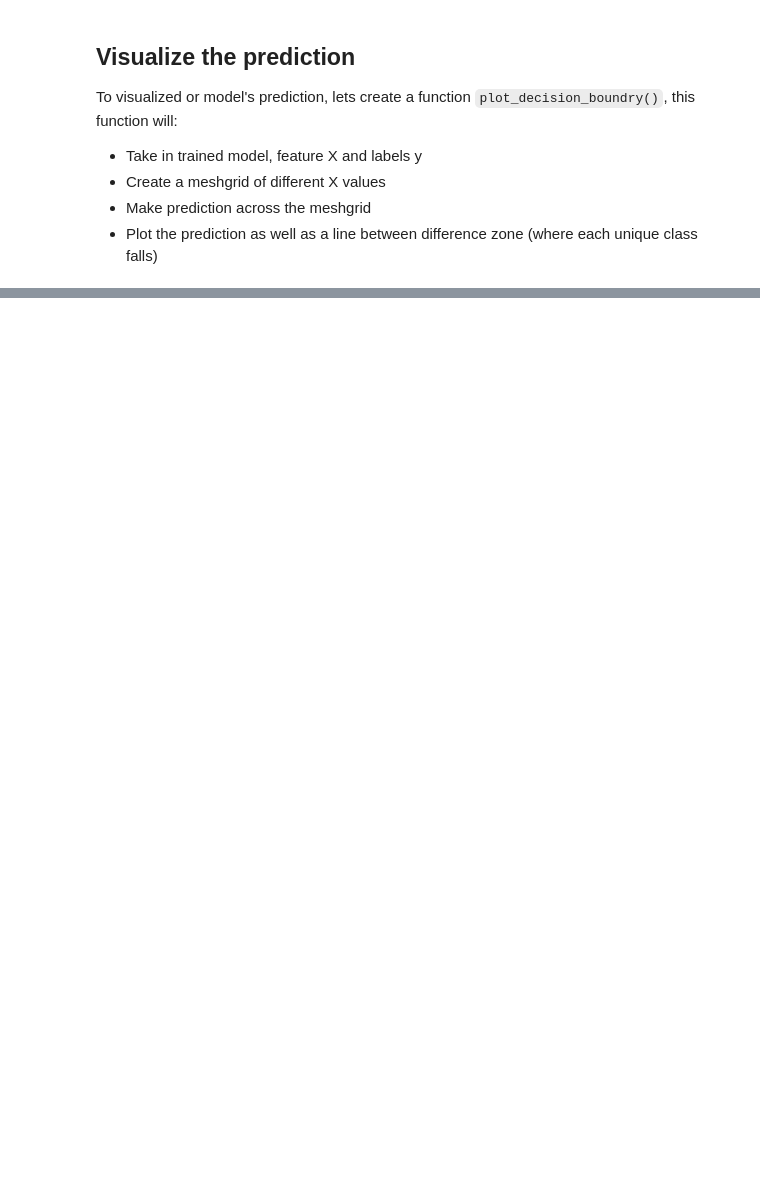
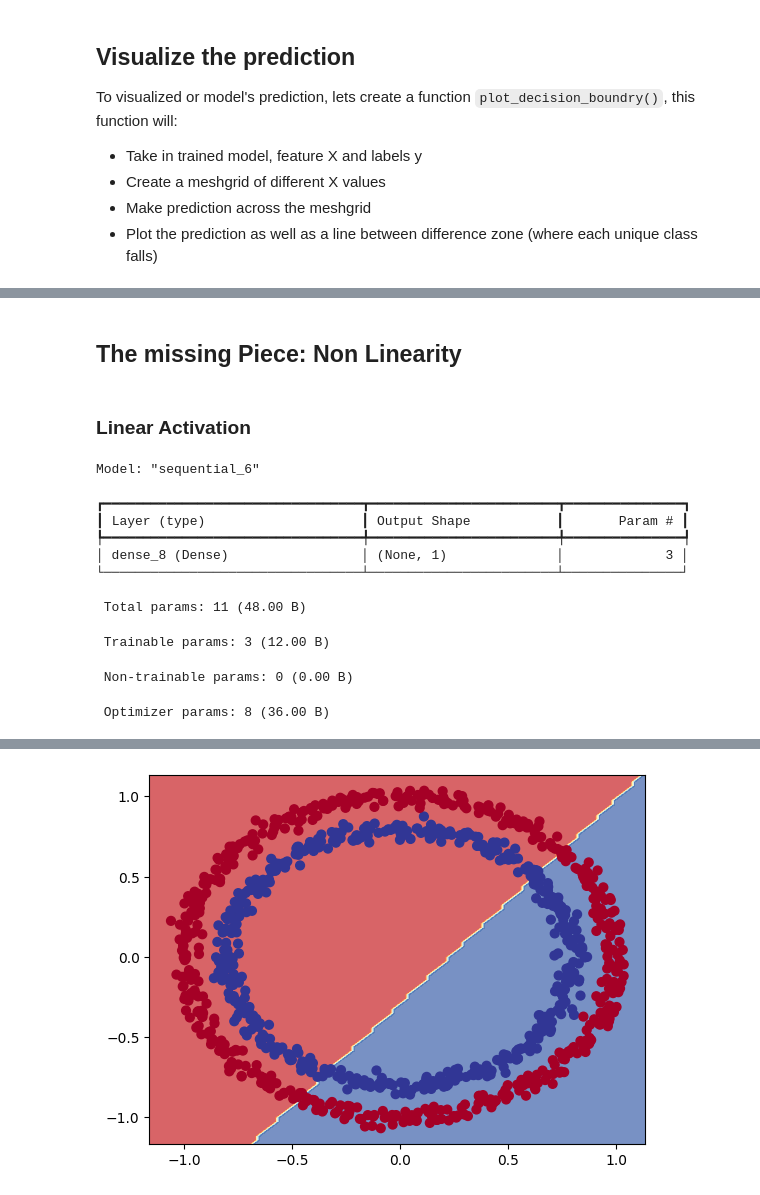
Before and after one commit to pratikngupta/Learning-Tensorflow, a Jupyter notebook: Learning Notebooks/02_neural_network_classification.ipynb, the cells around one changed output, grey strips where cells are left out. Drawn from its saved outputs; the diff is of its cells as text; code cells hidden in the pictures; blank space fills up the shorter version.

Commit message:
feat: working on activation function

```diff
--- a/Learning Notebooks/02_neural_network_classification.ipynb
+++ b/Learning Notebooks/02_neural_network_classification.ipynb
@@ -196,0 +197,40 @@ doing binary classification
+# %% [markdown]
+## The missing Piece: Non Linearity
+# %% [markdown]
+### Linear Activation
+# %%
+# set random seed
+tf.random.set_seed(42)
+
+# Create a model
+model_3 = tf.keras.Sequential([
+    tf.keras.layers.Dense(1, activation="linear")
+])
+
+
+# compile our model
+model_3.compile(
+    loss="binary_crossentropy",
+    optimizer=tf.keras.optimizers.Adam(learning_rate=0.001),
+    metrics=["accuracy"]
+)
+
+# fit the model
+history_model_3 = model_3.fit(X, y, epochs=100, verbose=0)
+
+# model summary
+model_3.summary()
+
+# plot the model on a graph
+plot_decision_boundary(model_3, X, y)
+# %% [output]
+Model: "sequential_6"
+┏━━━━━━━━━━━━━━━━━━━━━━━━━━━━━━━━━┳━━━━━━━━━━━━━━━━━━━━━━━━┳━━━━━━━━━━━━━━━┓
+┃ Layer (type)                    ┃ Output Shape           ┃       Param # ┃
+┡━━━━━━━━━━━━━━━━━━━━━━━━━━━━━━━━━╇━━━━━━━━━━━━━━━━━━━━━━━━╇━━━━━━━━━━━━━━━┩
+│ dense_8 (Dense)                 │ (None, 1)              │             3 │
+└─────────────────────────────────┴────────────────────────┴───────────────┘
+ Total params: 11 (48.00 B)
+ Trainable params: 3 (12.00 B)
+ Non-trainable params: 0 (0.00 B)
+ Optimizer params: 8 (36.00 B)
@@ -196,0 +239 @@ doing binary classification
+[figure, added]
```
Also changed, not shown: parts of 14 cells of this notebook, 1 other file.
